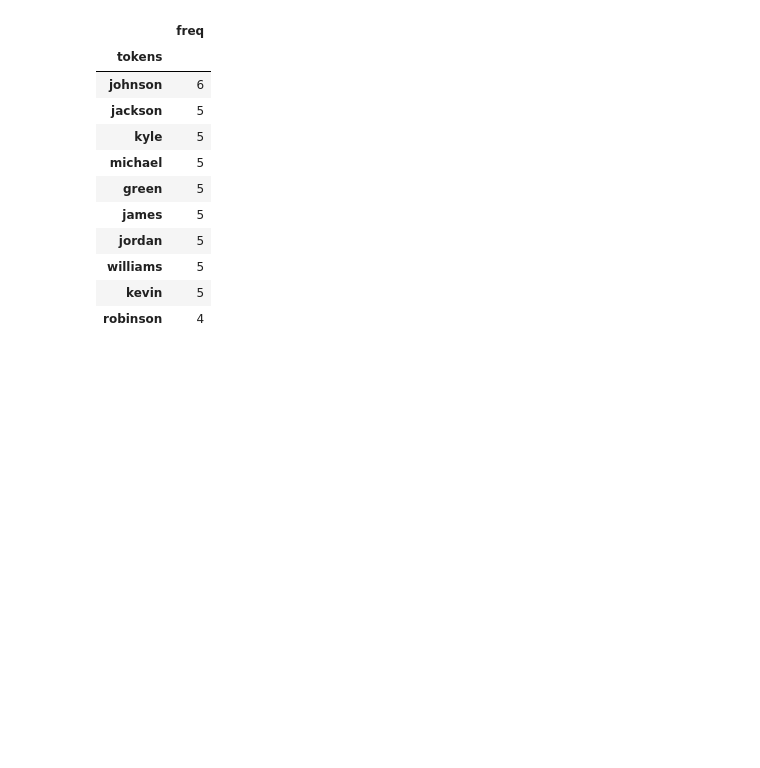
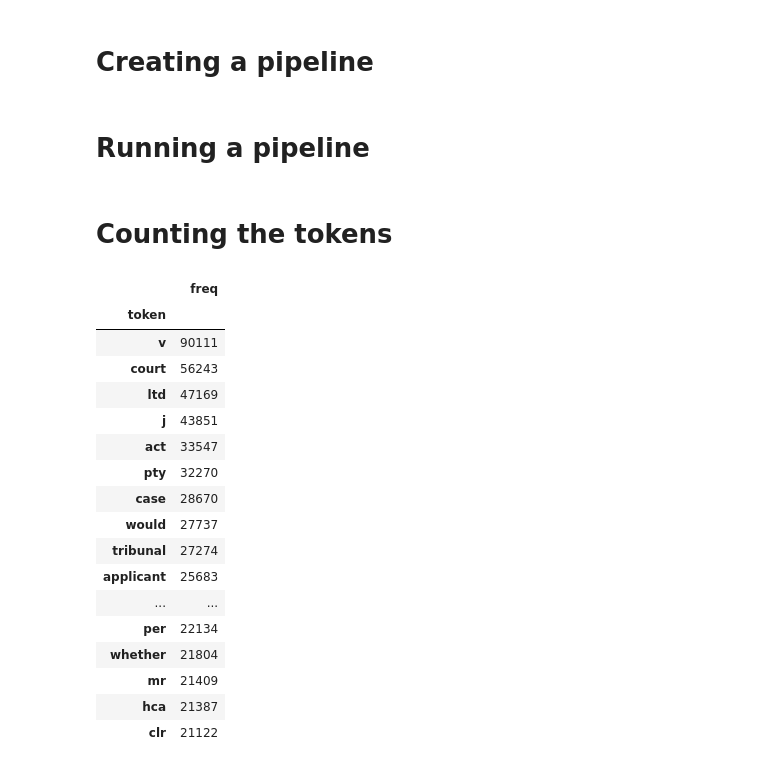
Before and after one commit to kp26053112/Text-Based-Analysis, a Jupyter notebook: Assignment3_4:20:2024.ipynb, the cells around one changed output. Saved outputs shown, nothing was run; the diff lists cells and outputs as text; code cells hidden in the pictures; blank space fills up the shorter version.

```diff
--- a/Assignment3_4:20:2024.ipynb
+++ b/Assignment3_4:20:2024.ipynb
@@ -4,6 +3,8 @@ Assignment - 3 4/20/2024
 # %%
+#This step imports the dataset
 import pandas as pd
-file = "C:\\Users\\Dell\\OneDrive\\Desktop\\sem1\\big data\\script\\nba2k20-full.csv"
+file = "C:/Users/seerl/Downloads/legal_text_classification.csv"
 df = pd.read_csv(file)
+df['case_text'] = df['case_text'].str.lower()
 df.head(20)
 # %% [output]
@@ -27,6 +30,7 @@ df.head(20)
 # %%
+#This step downloads the stop words
 import nltk
 nltk.download('stopwords')
-stopwords = set(nltk.corpus.stopwords.words('french'))
+stopwords = set(nltk.corpus.stopwords.words('english'))
 print(stopwords)
 # %% [output]
@@ -36,37 +40,55 @@ print(stopwords)
 [nltk_data]   Package stopwords is already up-to-date!
+# %% [markdown]
+# Creating a pipeline
 # %%
+#This step creates a pipeline and remove_stop is a user defined function which removes all the stop words
 import regex as re
-def tokenize(text):
-    return re.findall(r'[\w-]*[a-z|A-Z][\w-]*', text)
+
+def tokenize(case_text):
+    return re.findall(r'[\w-]*[a-z|A-Z][\w-]*', case_text)
 def remove_stop(tokens):
     return [t for t in tokens if t.lower() not in stopwords]
-pipeline = [str.lower, tokenize, remove_stop]
-def prepare(text, pipeline):
-    tokens = text
+
+pipeline = [str, tokenize, remove_stop]
+
+def prepare(case_text, pipeline):
+    tokens = case_text
     for fun in pipeline:
         tokens = fun(tokens)
     return tokens
-df['tokens'] = df['full_name'].apply(prepare, pipeline=pipeline)
+# %% [markdown]
+# Running a pipeline
+# %%
+#This step runs the pipeline
+df['tokens'] = df['case_text'].apply(prepare, pipeline=pipeline)
+# %% [markdown]
+# Counting the tokens
 # %%
+#This step is used for counting the tokens
 from collections import Counter
 counter = Counter()
 df['tokens'].map(counter.update)
-freq_df = pd.DataFrame.from_dict(counter,
-orient='index', columns=['freq'])
+freq_df = pd.DataFrame.from_dict(counter, orient='index', columns=['freq'])
 freq_df = freq_df.query('freq >= 1')
-freq_df.index.name = 'tokens'
+freq_df.index.name = 'token'
 freq_df = freq_df.sort_values('freq', ascending=False)
-freq_df.head(10)
+freq_df.head(20)
 # %% [output]
 |  | freq |
-| tokens |  |
-| johnson | 6 |
-| jackson | 5 |
-| kyle | 5 |
-| michael | 5 |
-| green | 5 |
-| james | 5 |
-| jordan | 5 |
-| williams | 5 |
-| kevin | 5 |
-| robinson | 4 |
+| token |  |
+| v | 90111 |
+| court | 56243 |
+| ltd | 47169 |
+| j | 43851 |
+| act | 33547 |
+| pty | 32270 |
+| case | 28670 |
+| would | 27737 |
+| tribunal | 27274 |
+| applicant | 25683 |
+| ... | ... |
+| per | 22134 |
+| whether | 21804 |
+| mr | 21409 |
+| hca | 21387 |
+| clr | 21122 |
```
Also changed, not shown: parts of 38 cells of this notebook.
